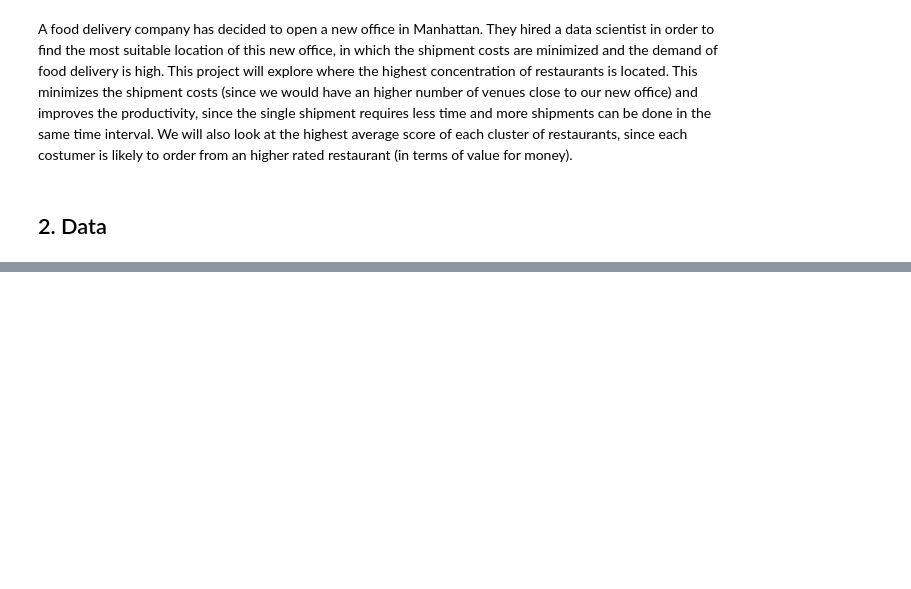
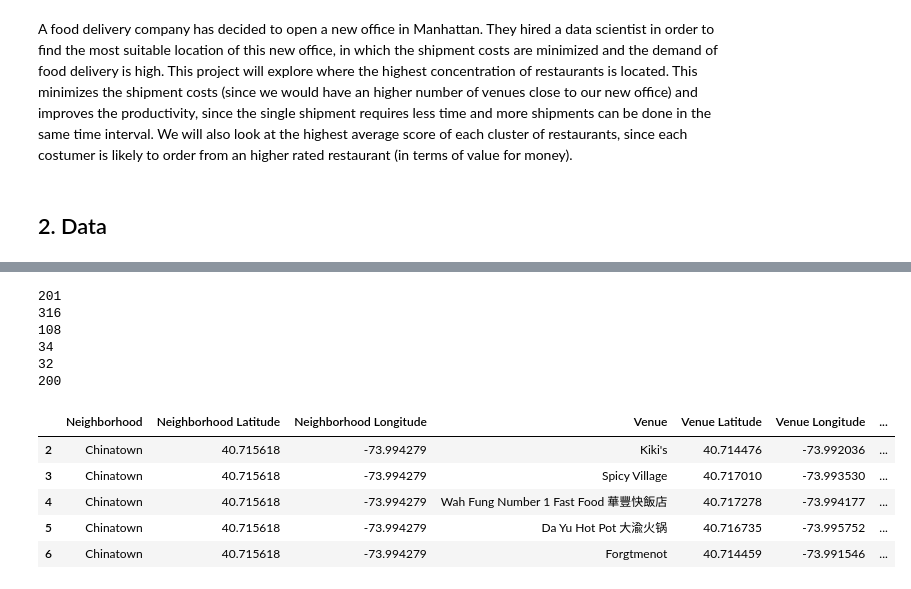
Before and after one commit to GuglielminFederico/Capstone-Project, a Jupyter notebook: Food Delivery in Manhattan - Peer Graded .ipynb, the cells around one changed output, grey strips where cells are left out. Saved outputs shown, nothing was run; the diff lists cells and outputs as text; code cells hidden in the pictures; blank space fills up the shorter version.

```diff
--- a/Food Delivery in Manhattan - Peer Graded .ipynb
+++ b/Food Delivery in Manhattan - Peer Graded .ipynb
@@ -13,0 +196,38 @@ The data necessary to accomplish my Data Science Task are the one of FourSquare.
+# %%
+from sklearn.cluster import DBSCAN
+import sklearn.utils
+from sklearn.preprocessing import StandardScaler
+sklearn.utils.check_random_state(1000)
+Clus_dataSet = rest_data[['Venue Latitude','Venue Longitude']]
+Clus_dataSet = np.nan_to_num(Clus_dataSet)
+Clus_dataSet = StandardScaler().fit_transform(Clus_dataSet)
+
+# Compute DBSCAN
+db = DBSCAN(eps=0.15, min_samples=20).fit(Clus_dataSet)
+core_samples_mask = np.zeros_like(db.labels_, dtype=bool)
+core_samples_mask[db.core_sample_indices_] = True
+labels = db.labels_
+rest_data["Clus_Db"]=labels
+
+realClusterNum=len(set(labels)) - (1 if -1 in labels else 0)
+clusterNum = len(set(labels))
+# %%
+for value in range(-1, 5):
+    print(len(rest_data[rest_data['Clus_Db'] == value]))
+# %% [output]
+201
+316
+108
+34
+32
+200
+# %%
+big_clust = rest_data[rest_data['Clus_Db'] == 0]
+big_clust.head()
+# %% [output]
+|  | Neighborhood | Neighborhood Latitude | Neighborhood Longitude | Venue | Venue Latitude | Venue Longitude | ... |
+| 2 | Chinatown | 40.715618 | -73.994279 | Kiki's | 40.714476 | -73.992036 | ... |
+| 3 | Chinatown | 40.715618 | -73.994279 | Spicy Village | 40.717010 | -73.993530 | ... |
+| 4 | Chinatown | 40.715618 | -73.994279 | Wah Fung Number 1 Fast Food 華豐快飯店 | 40.717278 | -73.994177 | ... |
+| 5 | Chinatown | 40.715618 | -73.994279 | Da Yu Hot Pot 大渝火锅 | 40.716735 | -73.995752 | ... |
+| 6 | Chinatown | 40.715618 | -73.994279 | Forgtmenot | 40.714459 | -73.991546 | ... |
```
Also changed, not shown: parts of 46 cells of this notebook.
